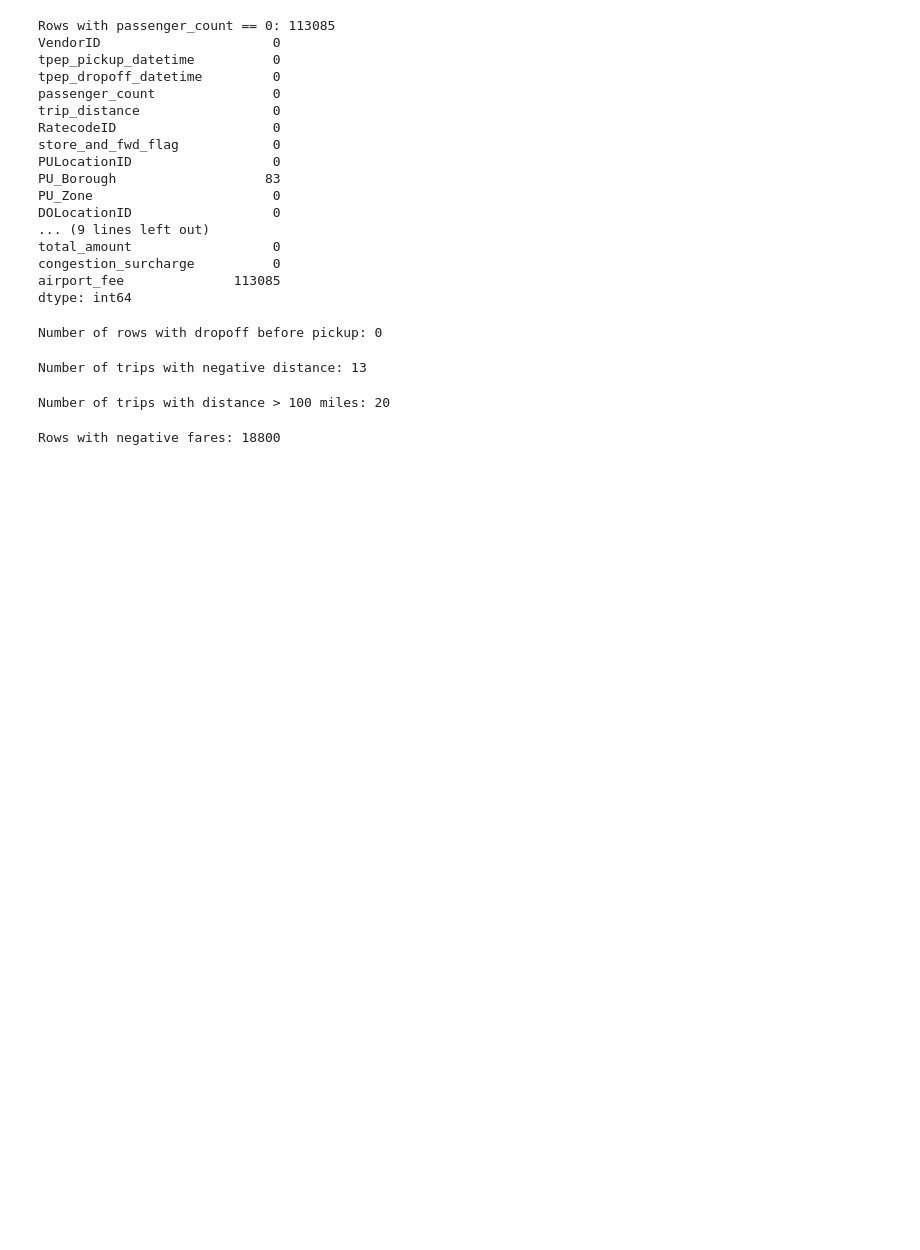
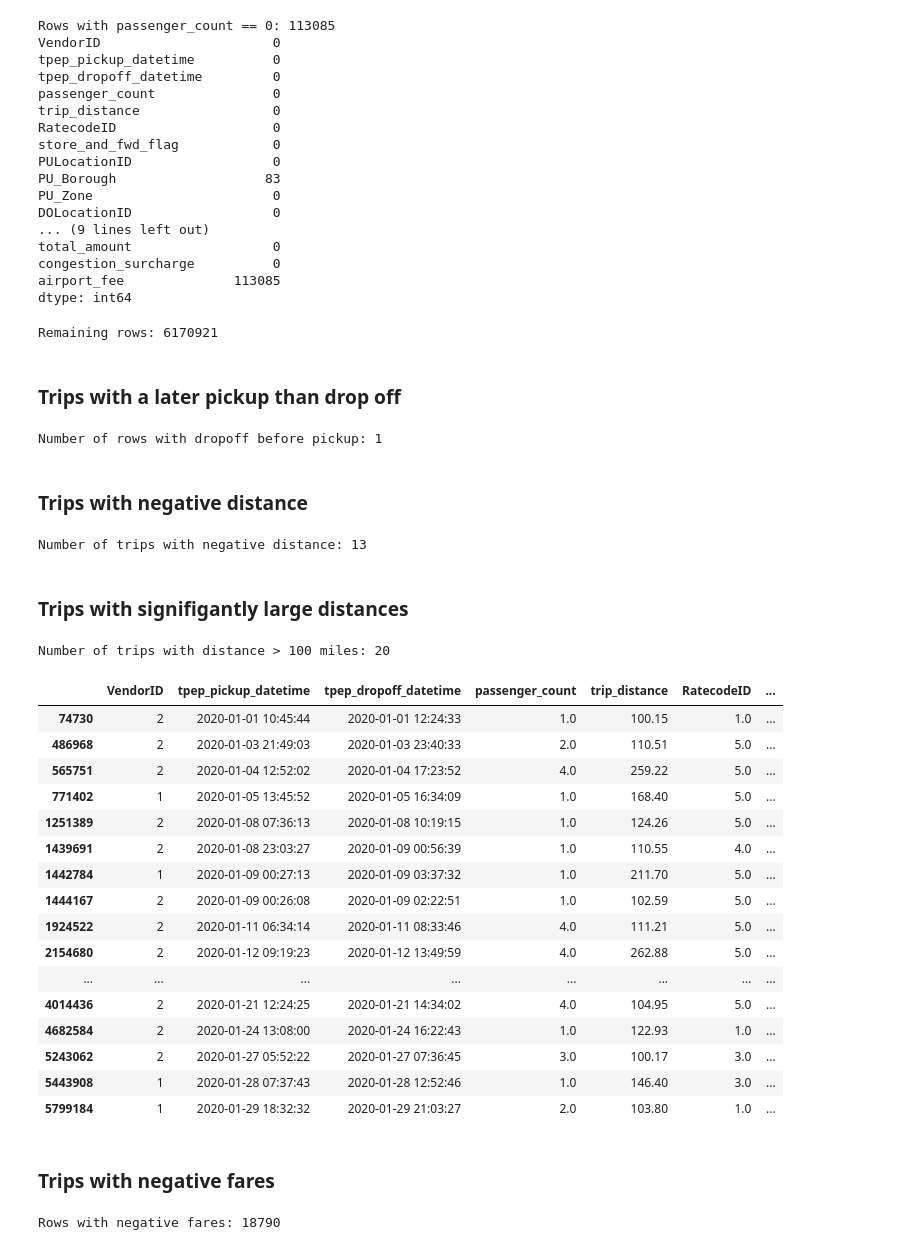
Before and after one commit to eliswagel/Build-Fellowship-Cab-Fare-Predictive-Model, a Jupyter notebook: Cab Fare Prediction Notebook.ipynb, the cells around one changed output. Saved outputs shown, nothing was run; the diff lists cells and outputs as text; code cells hidden in the pictures; blank space fills up the shorter version.

```diff
--- a/Cab Fare Prediction Notebook.ipynb
+++ b/Cab Fare Prediction Notebook.ipynb
@@ -164,0 +192,5 @@ The New Shape of the dataset is now:  (6284005, 23)
+# %%
+# Drop airport_fee column
+Taxi_Data = Taxi_Data.drop(columns=['airport_fee'])
+
+print("Remaining columns:", Taxi_Data.shape[1])
@@ -190,6 +227,14 @@ total_amount                  0
 congestion_surcharge          0
 airport_fee              113085
 dtype: int64
+# %%
+# Drop rows where passenger_count is 0
+Taxi_Data = Taxi_Data[Taxi_Data['passenger_count'] != 0]
+print("Remaining rows:", Taxi_Data.shape[0])
+# %% [output]
+Remaining rows: 6170921
+# %% [markdown]
+### Trips with a later pickup than drop off
 # %%
 # Rows in which the pickup time was later than the Dropoff Time
 # Keep only rows where dropoff is after pickup
@@ -203,27 +248,64 @@ Taxi_Data = Taxi_Data[
     Taxi_Data['tpep_dropoff_datetime'] >= Taxi_Data['tpep_pickup_datetime']
 ]
 # %% [output]
-Number of rows with dropoff before pickup: 0
+Number of rows with dropoff before pickup: 1
+# %% [markdown]
+###  Trips with negative distance
 # %%
 # Count negative trip distances
 negative_count = (Taxi_Data['trip_distance'] < 0).sum()
 print("Number of trips with negative distance:", negative_count)
+
 # Filter for negative trip distances
-#negative_trips = Taxi_Data[Taxi_Data['trip_distance'] < 0]
-#negative_trips
-#Taxi_Data = Taxi_Data[Taxi_Data['trip_distance'] >= 0]
+negative_trips = Taxi_Data[Taxi_Data['trip_distance'] < 0]
+
+# Taking a look at these rows
+negative_trips
+
+Taxi_Data = Taxi_Data[Taxi_Data['trip_distance'] >= 0]
 # %% [output]
 Number of trips with negative distance: 13
+# %% [markdown]
+### Trips with signifigantly large distances
 # %%
 # Count trips with distance > 100 miles
 extra_long_count = (Taxi_Data['trip_distance'] > 100).sum()
+
+# Selecting all the rows with signifigantly large distances
 extra_long_trips = Taxi_Data[Taxi_Data['trip_distance'] > 100]
 print("Number of trips with distance > 100 miles:", extra_long_count)
+
+# Taking a look at rows with large distances
+extra_long_trips
 # %% [output]
 Number of trips with distance > 100 miles: 20
+|  | VendorID | tpep_pickup_datetime | tpep_dropoff_datetime | passenger_count | trip_distance | RatecodeID | ... |
+| 74730 | 2 | 2020-01-01 10:45:44 | 2020-01-01 12:24:33 | 1.0 | 100.15 | 1.0 | ... |
+| 486968 | 2 | 2020-01-03 21:49:03 | 2020-01-03 23:40:33 | 2.0 | 110.51 | 5.0 | ... |
+| 565751 | 2 | 2020-01-04 12:52:02 | 2020-01-04 17:23:52 | 4.0 | 259.22 | 5.0 | ... |
+| 771402 | 1 | 2020-01-05 13:45:52 | 2020-01-05 16:34:09 | 1.0 | 168.40 | 5.0 | ... |
+| 1251389 | 2 | 2020-01-08 07:36:13 | 2020-01-08 10:19:15 | 1.0 | 124.26 | 5.0 | ... |
+| 1439691 | 2 | 2020-01-08 23:03:27 | 2020-01-09 00:56:39 | 1.0 | 110.55 | 4.0 | ... |
+| 1442784 | 1 | 2020-01-09 00:27:13 | 2020-01-09 03:37:32 | 1.0 | 211.70 | 5.0 | ... |
+| 1444167 | 2 | 2020-01-09 00:26:08 | 2020-01-09 02:22:51 | 1.0 | 102.59 | 5.0 | ... |
+| 1924522 | 2 | 2020-01-11 06:34:14 | 2020-01-11 08:33:46 | 4.0 | 111.21 | 5.0 | ... |
+| 2154680 | 2 | 2020-01-12 09:19:23 | 2020-01-12 13:49:59 | 4.0 | 262.88 | 5.0 | ... |
+| ... | ... | ... | ... | ... | ... | ... | ... |
+| 4014436 | 2 | 2020-01-21 12:24:25 | 2020-01-21 14:34:02 | 4.0 | 104.95 | 5.0 | ... |
+| 4682584 | 2 | 2020-01-24 13:08:00 | 2020-01-24 16:22:43 | 1.0 | 122.93 | 1.0 | ... |
+| 5243062 | 2 | 2020-01-27 05:52:22 | 2020-01-27 07:36:45 | 3.0 | 100.17 | 3.0 | ... |
+| 5443908 | 1 | 2020-01-28 07:37:43 | 2020-01-28 12:52:46 | 1.0 | 146.40 | 3.0 | ... |
+| 5799184 | 1 | 2020-01-29 18:32:32 | 2020-01-29 21:03:27 | 2.0 | 103.80 | 1.0 | ... |
+# %% [markdown]
+### Trips with negative fares
 # %%
+# Selecting all the rows with negative fares to maybe take a look at them
 negative_fares = Taxi_Data[Taxi_Data['fare_amount'] < 0]
+
 # Number of rows with negative fares
 print("Rows with negative fares:", negative_fares.shape[0])
+
+# Drop rows where fare_amount is negative
+Taxi_Data = Taxi_Data[Taxi_Data['fare_amount'] >= 0]
 # %% [output]
-Rows with negative fares: 18800
+Rows with negative fares: 18790
```
Also changed, not shown: parts of 35 cells of this notebook.
